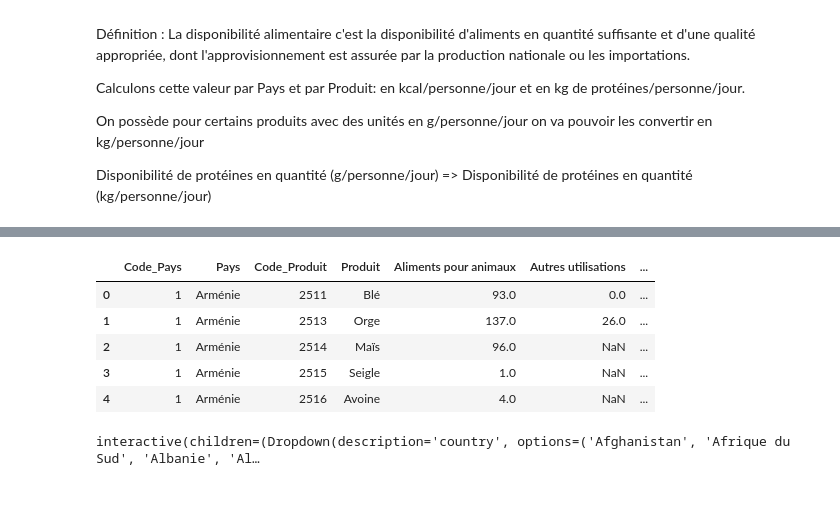
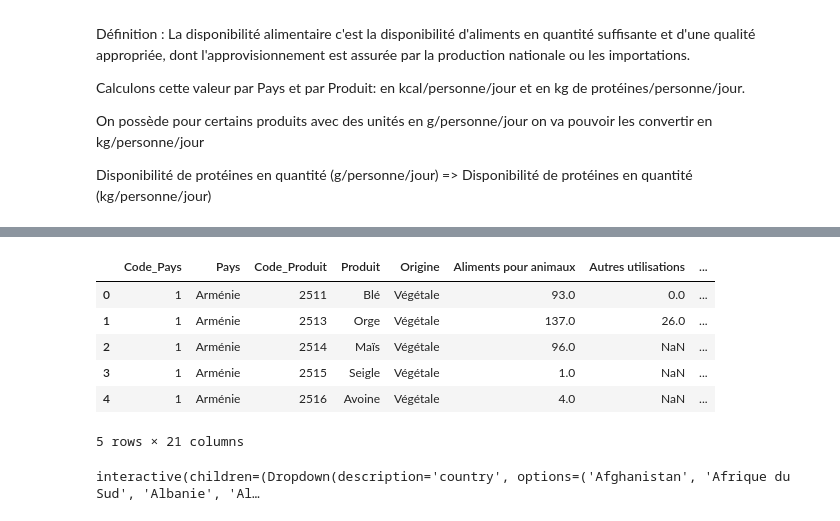
Before and after one commit to Lorenzo1208/Brief_fao, a Jupyter notebook: FAO.ipynb, the cells around one changed output, grey strips where cells are left out. Saved outputs shown, nothing was run; the diff lists cells and outputs as text; code cells hidden in the pictures.

```diff
--- a/FAO.ipynb
+++ b/FAO.ipynb
@@ -232,0 +191,4 @@ animals_vegetal_concat
+# %%
+#on concatène les deux dataframes animals et vegetal
+aliments_df = pd.concat([animals_df,vegetal_df])
+aliments_df.head()
@@ -232,0 +202,6 @@ animals_vegetal_concat
+# %%
+#on pivote les données dans le dataframe avec en index les pays et code pays, les produits et code produits ainsi que l'origine
+aliments_df =  aliments_df.pivot_table(
+    index=["Code_Pays","Pays","Code_Produit","Produit", "Origine"],
+    columns = ["Élément"], values=["quantité"], aggfunc=sum)
+aliments_df
@@ -233,6 +224,7 @@ animals_vegetal_concat
 # %%
-animals_vegetal_concat.columns = ['Aliments pour animaux', 'Autres utilisations', 'Disponibilité alimentaire (Kcal/personne/jour)',
+#on renomme les colonnes du dataframe
+aliments_df.columns = ['Aliments pour animaux', 'Autres utilisations', 'Disponibilité alimentaire (Kcal/personne/jour)',
     'Disponibilité alimentaire en quantité (kg/personne/an)', 'Disponibilité de matière grasse en quantité (g/personne/jour)',
     'Disponibilité de protéines en quantité (g/personne/jour)', 'Disponibilité intérieure', 'Exportations - Quantité',
-    'Importations - Quantité', 'Food', 'Pertes',
+    'Importations - Quantité', 'Nourriture', 'Pertes',
     'Production', 'Semences', 'Traitement','Variation de stock']
@@ -272,0 +231,4 @@ cereal_blé.head(11)
+# %%
+#on réattribue un index pour chaque ligne
+aliments_df = aliments_df.reset_index()
+aliments_df
@@ -273,13 +249,14 @@ cereal_blé.head(11)
 # %%
 # Ajout de la population à data via une jointure
-animals_vegetal_concat = pd.merge(animals_vegetal_concat, world_population[['Code_Pays','population']], on=["Code_Pays"])
-animals_vegetal_concat["population"] = animals_vegetal_concat["population"] * 1000
-animals_vegetal_concat.head()
+aliments_df = pd.merge(aliments_df, population_df[['Code_Pays','population']], on=["Code_Pays"])
+aliments_df["population"] = aliments_df["population"] * 1000
+aliments_df.head()
 # %% [output]
-|  | Code_Pays | Pays | Code_Produit | Produit | Aliments pour animaux | Autres utilisations | ... |
-| 0 | 1 | Arménie | 2511 | Blé | 93.0 | 0.0 | ... |
-| 1 | 1 | Arménie | 2513 | Orge | 137.0 | 26.0 | ... |
-| 2 | 1 | Arménie | 2514 | Maïs | 96.0 | NaN | ... |
-| 3 | 1 | Arménie | 2515 | Seigle | 1.0 | NaN | ... |
-| 4 | 1 | Arménie | 2516 | Avoine | 4.0 | NaN | ... |
+|  | Code_Pays | Pays | Code_Produit | Produit | Origine | Aliments pour animaux | Autres utilisations | ... |
+| 0 | 1 | Arménie | 2511 | Blé | Végétale | 93.0 | 0.0 | ... |
+| 1 | 1 | Arménie | 2513 | Orge | Végétale | 137.0 | 26.0 | ... |
+| 2 | 1 | Arménie | 2514 | Maïs | Végétale | 96.0 | NaN | ... |
+| 3 | 1 | Arménie | 2515 | Seigle | Végétale | 1.0 | NaN | ... |
+| 4 | 1 | Arménie | 2516 | Avoine | Végétale | 4.0 | NaN | ... |
+5 rows × 21 columns
 # %%
```
Also changed, not shown: parts of 37 cells of this notebook.
